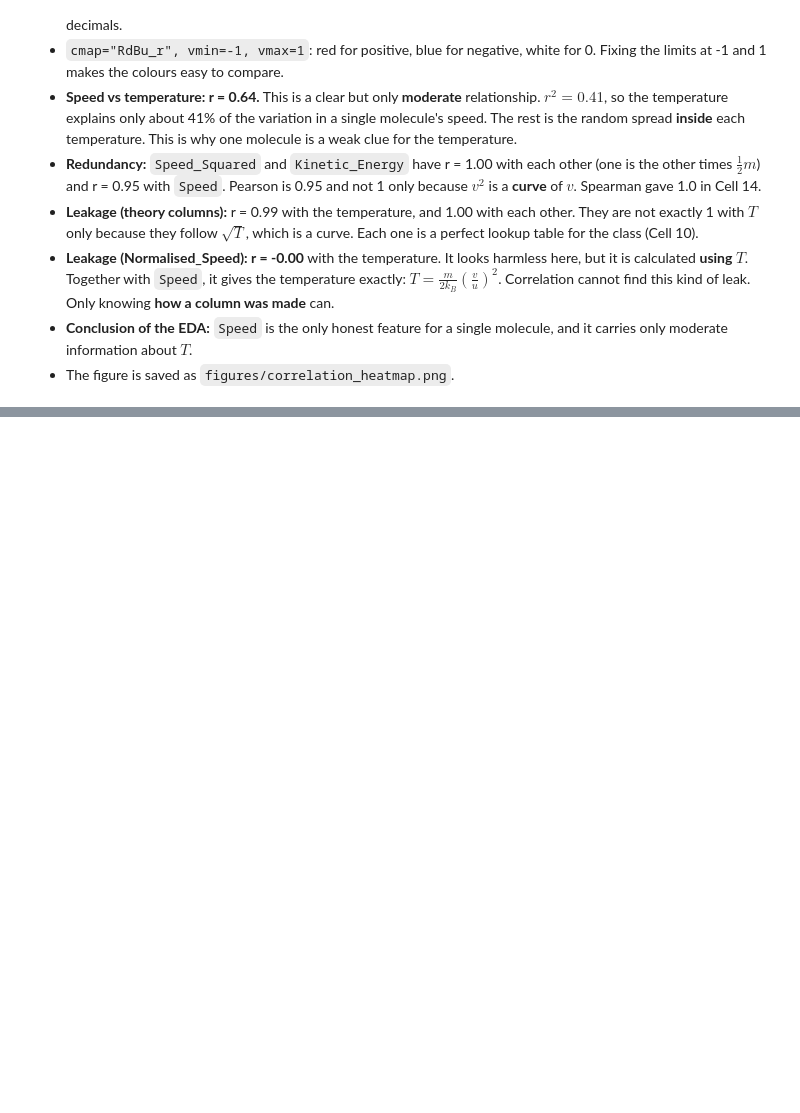
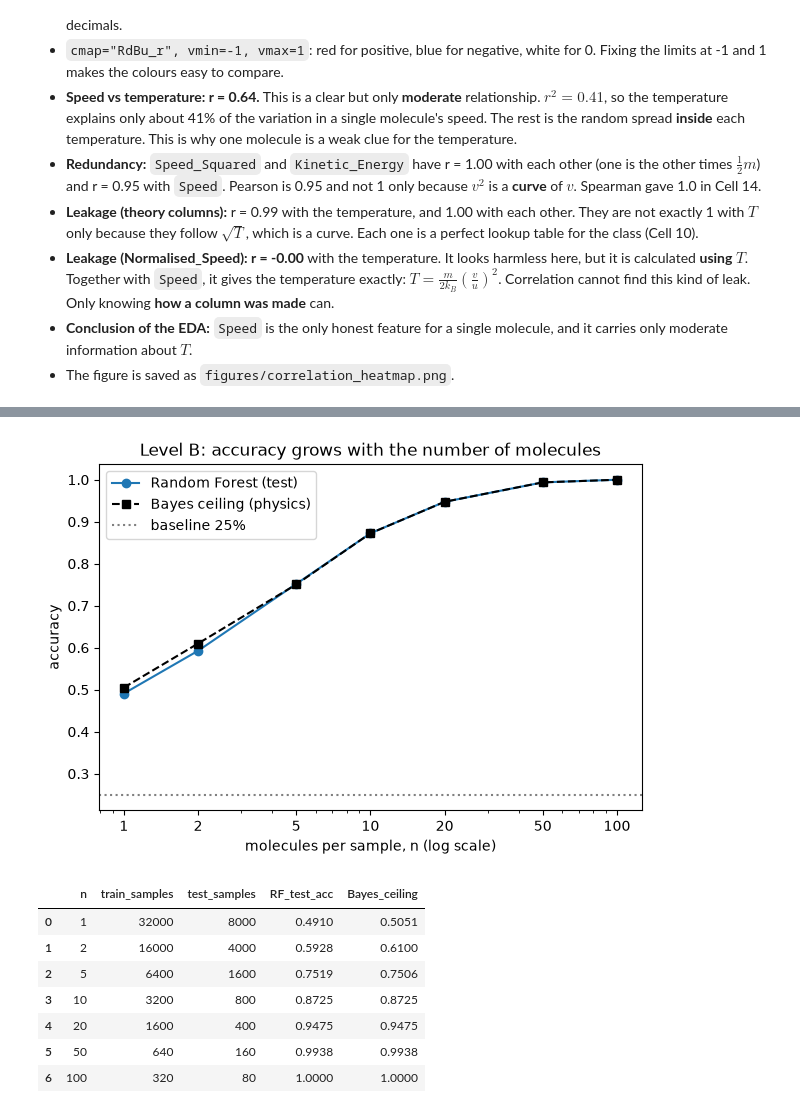
Before and after one commit to 2026023DataAnalysis/Strategy_thinking, a Jupyter notebook: Fluid Data Analytic.ipynb, the cells around one changed output, grey strips where cells are left out. Saved outputs shown, nothing was run; the diff lists cells and outputs as text; code cells hidden in the pictures; blank space fills up the shorter version.

```diff
--- a/Fluid Data Analytic.ipynb
+++ b/Fluid Data Analytic.ipynb
@@ -1035,0 +1316,59 @@ corr[TARGET].round(4).to_frame("r with Temperature_K")
+# %%
+FEATURES_B = ["mean", "std", "q10", "q25", "median", "q75", "q90", "mean_sq"]
+
+def make_samples(speeds, classes, n, seed=SEED):
+    """Cut the molecules of each class into groups of n and describe every group with statistics."""
+    rng_s = np.random.default_rng(seed)
+    parts = []
+    for c in np.unique(classes):
+        v = rng_s.permutation(speeds[classes == c])
+        groups = v[: len(v) // n * n].reshape(-1, n)          # one row = one sample of n molecules
+        q10, q25, q50, q75, q90 = np.percentile(groups, [10, 25, 50, 75, 90], axis=1)
+        parts.append(pd.DataFrame({"mean": groups.mean(axis=1), "std": groups.std(axis=1),
+                                   "q10": q10, "q25": q25, "median": q50, "q75": q75, "q90": q90,
+                                   "mean_sq": (groups**2).mean(axis=1), "Class": c}))
+    return pd.concat(parts, ignore_index=True)
+
+def bayes_predict(mean_sq):
+    """Exact physics classifier: log-likelihood per molecule, using the sufficient statistic mean(v^2)."""
+    a2 = np.array([maxwell_scale(T) ** 2 for T in TEMPERATURES])
+    loglik = -1.5 * np.log(a2) - np.asarray(mean_sq)[:, None] / (2 * a2)
+    return loglik.argmax(axis=1)
+
+N_LIST = [1, 2, 5, 10, 20, 50, 100]
+samples, rows = {}, []
+for n in N_LIST:
+    tr = make_samples(X_train_A["Speed"].to_numpy(), y_train.to_numpy(), n)   # train molecules only
+    te = make_samples(X_test_A["Speed"].to_numpy(), y_test.to_numpy(), n)     # test molecules only
+    samples[n] = (tr, te)
+    rf = RandomForestClassifier(n_estimators=200, min_samples_leaf=20, random_state=SEED, n_jobs=-1)
+    rf.fit(tr[FEATURES_B], tr["Class"])
+    rows.append({"n": n, "train_samples": len(tr), "test_samples": len(te),
+                 "RF_test_acc": accuracy_score(te["Class"], rf.predict(te[FEATURES_B])),
+                 "Bayes_ceiling": accuracy_score(te["Class"], bayes_predict(te["mean_sq"]))})
+levelB = pd.DataFrame(rows)
+
+plt.figure(figsize=(7, 4.5))
+plt.plot(levelB["n"], levelB["RF_test_acc"], "o-", label="Random Forest (test)")
+plt.plot(levelB["n"], levelB["Bayes_ceiling"], "s--", color="black", label="Bayes ceiling (physics)")
+plt.axhline(0.25, color="grey", linestyle=":", label="baseline 25%")
+plt.xscale("log")
+plt.xticks(N_LIST, N_LIST)
+plt.xlabel("molecules per sample, n (log scale)")
+plt.ylabel("accuracy")
+plt.title("Level B: accuracy grows with the number of molecules")
+plt.legend()
+plt.savefig("figures/levelB_accuracy_vs_n.png", dpi=200, bbox_inches="tight")
+plt.show()
+
+levelB.round(4)
+# %% [output]
+[figure, added]
+|  | n | train_samples | test_samples | RF_test_acc | Bayes_ceiling |
+| 0 | 1 | 32000 | 8000 | 0.4910 | 0.5051 |
+| 1 | 2 | 16000 | 4000 | 0.5928 | 0.6100 |
+| 2 | 5 | 6400 | 1600 | 0.7519 | 0.7506 |
+| 3 | 10 | 3200 | 800 | 0.8725 | 0.8725 |
+| 4 | 20 | 1600 | 400 | 0.9475 | 0.9475 |
+| 5 | 50 | 640 | 160 | 0.9938 | 0.9938 |
+| 6 | 100 | 320 | 80 | 1.0000 | 1.0000 |
```
Also changed, not shown: parts of 31 cells of this notebook, 7 other files.
